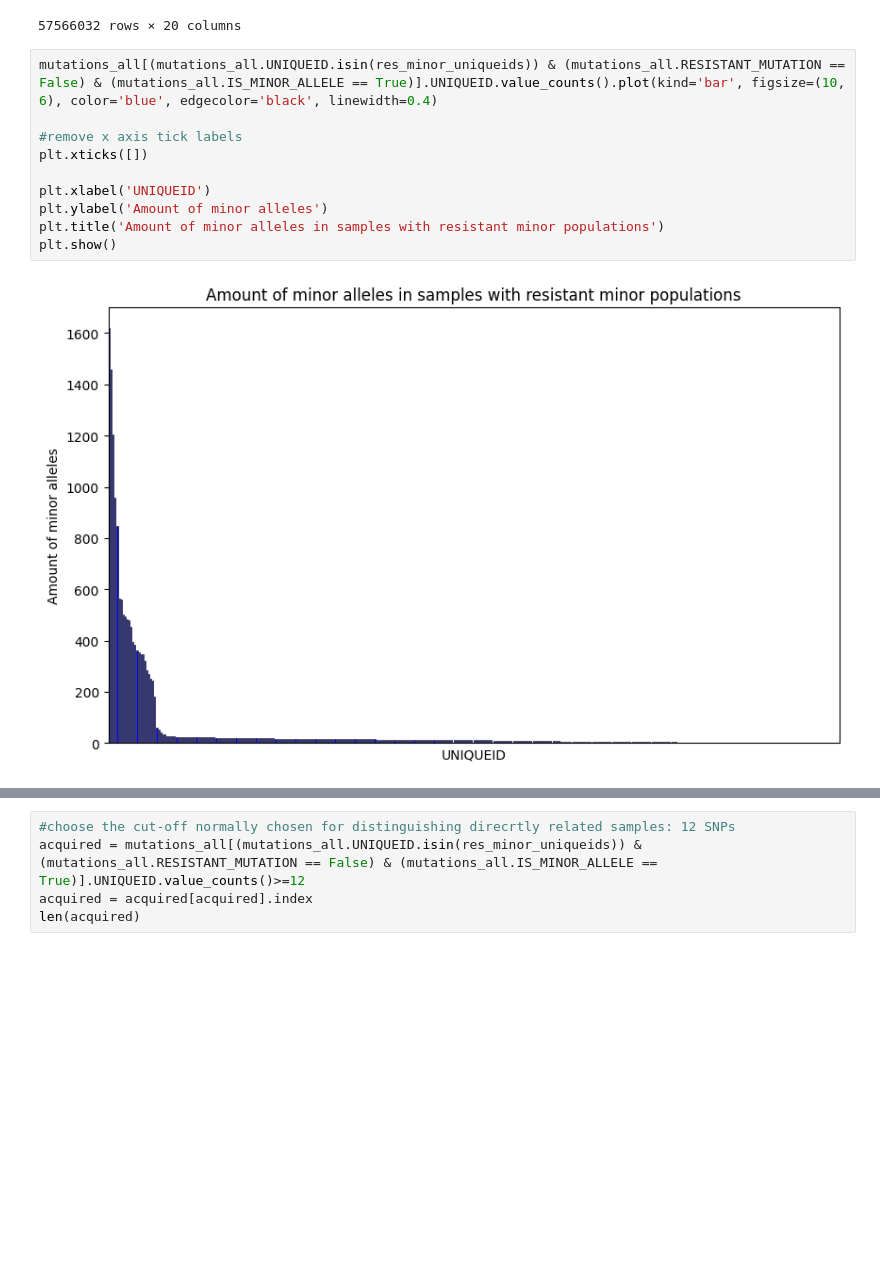
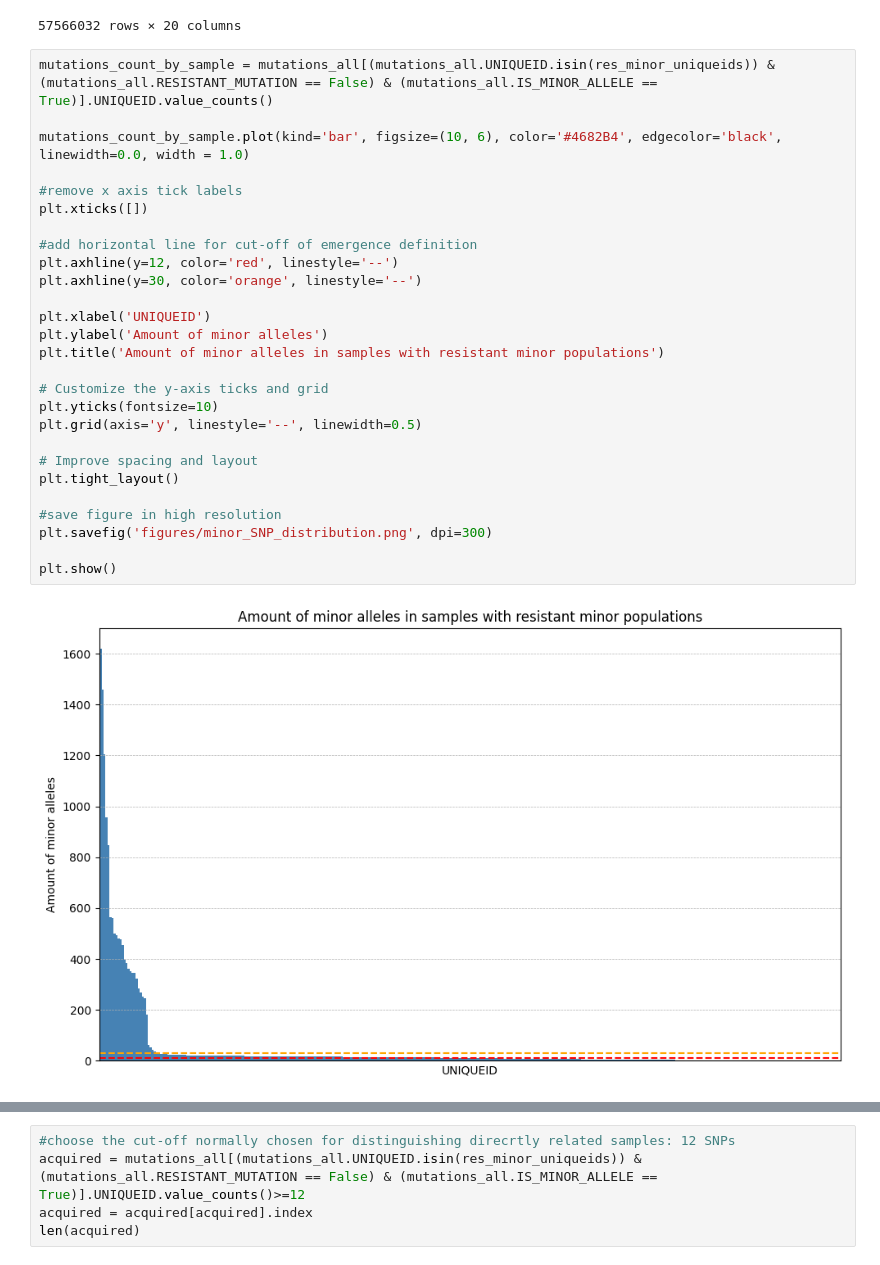
Before and after one commit to fowler-lab/tb-rnap-subpopulations, a Jupyter notebook: Reproduce_Figures.ipynb, the cells around one changed output, grey strips where cells are left out. Drawn from its saved outputs; the diff is of its cells as text; blank space fills up the shorter version.

```diff
--- a/Reproduce_Figures.ipynb
+++ b/Reproduce_Figures.ipynb
@@ -943,14 +943,31 @@ mutations_all
 | 57566031 | site.07.subj.FD_127_2228.lab.13_0... | Rv1428c | A266A | gcc | gct | NaN | NaN | 266.0 | ... |
 57566032 rows × 20 columns
 # %%
-mutations_all[(mutations_all.UNIQUEID.isin(res_minor_uniqueids)) & (mutations_all.RESISTANT_MUTATION == False) & (mutations_all.IS_MINOR_ALLELE == True)].UNIQUEID.value_counts().plot(kind='bar', figsize=(10, 6), color='blue', edgecolor='black', linewidth=0.4)
+mutations_count_by_sample = mutations_all[(mutations_all.UNIQUEID.isin(res_minor_uniqueids)) & (mutations_all.RESISTANT_MUTATION == False) & (mutations_all.IS_MINOR_ALLELE == True)].UNIQUEID.value_counts()
+
+mutations_count_by_sample.plot(kind='bar', figsize=(10, 6), color='#4682B4', edgecolor='black', linewidth=0.0, width = 1.0)
 
 #remove x axis tick labels
 plt.xticks([])
 
+#add horizontal line for cut-off of emergence definition
+plt.axhline(y=12, color='red', linestyle='--')
+plt.axhline(y=30, color='orange', linestyle='--')
+
 plt.xlabel('UNIQUEID')
 plt.ylabel('Amount of minor alleles')
 plt.title('Amount of minor alleles in samples with resistant minor populations')
+
+# Customize the y-axis ticks and grid
+plt.yticks(fontsize=10)
+plt.grid(axis='y', linestyle='--', linewidth=0.5)
+
+# Improve spacing and layout
+plt.tight_layout()
+
+#save figure in high resolution
+plt.savefig('figures/minor_SNP_distribution.png', dpi=300)
+
 plt.show()
 # %% [output]
-[figure, old version]
+[figure, new version]
```
Also changed, not shown: parts of 6 cells of this notebook.
